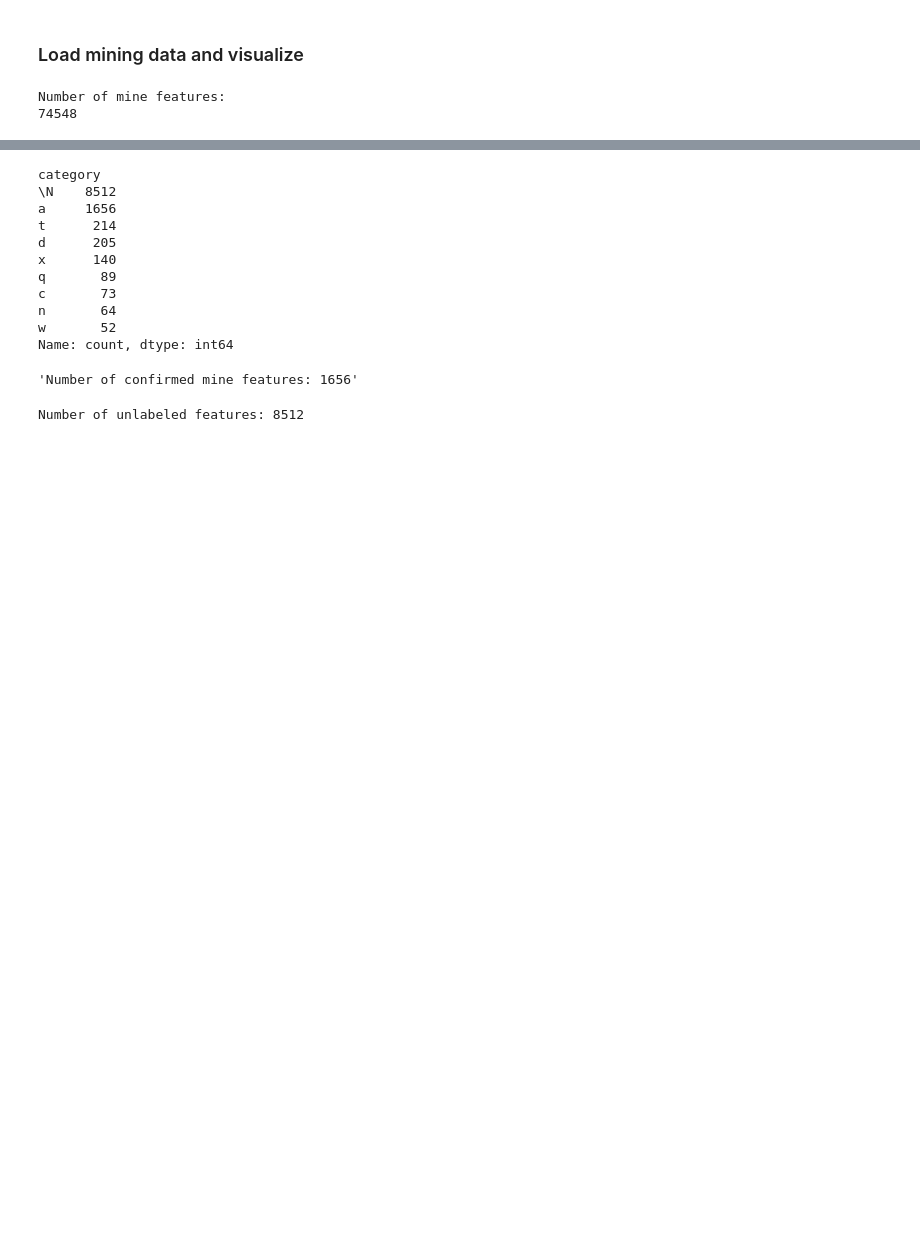
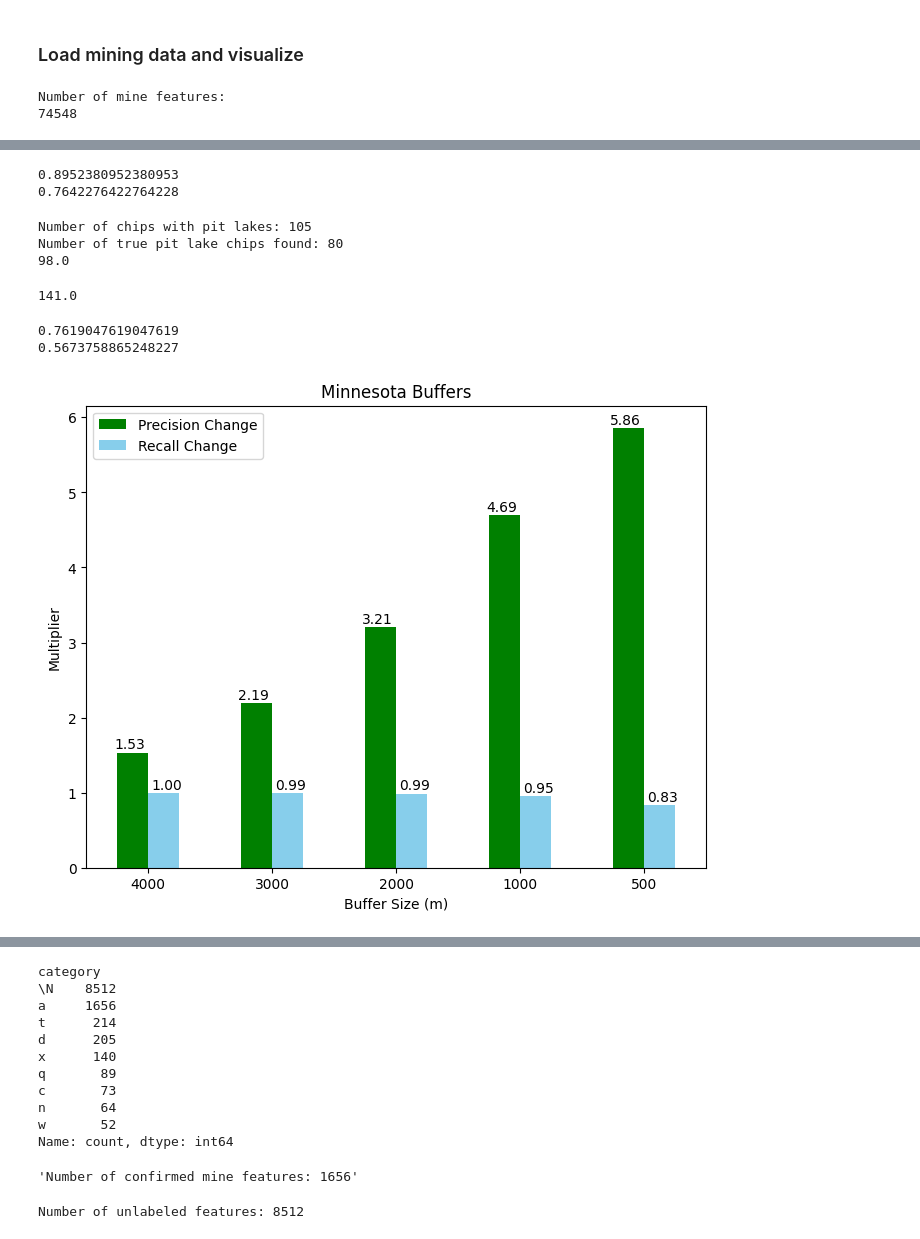
Before and after one commit to Ode-PBLLC/aquarry, a Jupyter notebook: mine_mapping.ipynb, the cells around one changed output, grey strips where cells are left out. Saved outputs shown, nothing was run; the diff lists cells and outputs as text; code cells hidden in the pictures; blank space fills up the shorter version.

Commit message:
includes proximity filtering and final figs
The notebook is a bit out of order across sections, but within sections, it is roughly in order.

```diff
--- a/mine_mapping.ipynb
+++ b/mine_mapping.ipynb
@@ -124,0 +213,3 @@ Number of mine features:
+# %%
+mineral_deposits = gpd.read_file('data/major_mineral_deposits/ofr20051294.shp')
+mrds = gpd.read_file('data/MRDS/mrds-trim.shp')
@@ -124,0 +273,15 @@ Number of mine features:
+# %%
+def BufferMetrics(predictions):
+    tp = (predictions['ground_truth'] == 1).sum()
+    tp_post = ((predictions['ground_truth'] == 1) & ((predictions['within_buffer'] == 1))).sum()
+    fp = (predictions['ground_truth'] == 0).sum()
+    fp_post = ((predictions['ground_truth'] == 0) & ((predictions['within_buffer'] == 1))).sum()
+
+    pre_filter_precision = tp / (tp + fp)
+    post_filter_precision = tp_post / (tp_post + fp_post)
+    #fn_post = ((predictions['ground_truth'] == 1) & ((predictions['within_buffer'] == 0))).sum()
+    recall_reduction = 1 - (tp_post / tp)
+    print(tp_post)
+    print(tp)
+
+    return pre_filter_precision, post_filter_precision, recall_reduction
@@ -124,0 +650,62 @@ Number of mine features:
+# %%
+#Plinio
+print(94/105) # recall
+print(94/123) # precision
+# %% [output]
+0.8952380952380953
+0.7642276422764228
+# %%
+mine_poly = mine_poly.to_crs(mn_aggregated_nondry_pits.crs)
+tang_mn_aggregated_nondry_pits = gpd.sjoin(mn_aggregated_nondry_pits, mine_poly, how = 'inner', rsuffix = '2').drop_duplicates('geometry')
+tang_mn_aggregated_nondry_pits = tang_mn_aggregated_nondry_pits.to_crs(mn_joined.crs)
+tang_mn_filtered = gpd.sjoin(mn_joined, tang_mn_aggregated_nondry_pits, how = 'left').drop_duplicates('geometry')
+
+print(f"Number of chips with pit lakes: {(~tang_mn_filtered['index_2'].isna()).sum()}")
+print(f"Number of true pit lake chips found: {((~tang_mn_filtered['index_2'].isna()) & (tang_mn_filtered['pit_lake_pred'] == 1)).sum()}")
+print(tang_mn_filtered['ground_truth'].sum())
+tang_mn_filtered['pit_lake_pred'].sum()
+# %% [output]
+Number of chips with pit lakes: 105
+Number of true pit lake chips found: 80
+98.0
+141.0
+# %%
+print(80/105) # Recall
+print(80/141) # Precision
+# %% [output]
+0.7619047619047619
+0.5673758865248227
+# %%
+precision_change = [metrics_500[1] / metrics_500[0], metrics_1k[1] / metrics_1k[0],
+                    metrics_2k[1] / metrics_2k[0], metrics_3k[1] / metrics_3k[0], metrics_4k[1] / metrics_4k[0]]
+
+recall_change = [1 - metrics_500[2],1 - metrics_1k[2],
+                    1- metrics_2k[2], 1- metrics_3k[2], 1 - metrics_4k[2]]
+                    #1- metrics_5k[2]]
+
+buffers = [500, 1000, 2000, 3000, 4000 ] # , 5000]
+
+buffer_df = pd.DataFrame({'buffer': buffers, 'precision_change': precision_change, 'recall_change': recall_change})
+buffer_df.index = buffer_df['buffer']
+buffer_df = buffer_df.drop(columns = 'buffer')
+buffer_df = buffer_df.sort_values(by = 'precision_change')
+#buffer_df = buffer_df[buffer_df.index.isin([500, 1000, 2000, 3000])]
+
+
+ax = buffer_df.plot(kind='bar', figsize=(8, 6), color=['green', 'skyblue'])
+plt.title('Minnesota Buffers')
+
+# Add value labels
+for i in range(len(buffer_df)):
+    plt.text(i - 0.15, buffer_df.iloc[i]['precision_change'] + 0.01, f'{buffer_df.iloc[i]["precision_change"]:.2f}',
+             ha='center', va='bottom', fontsize=10)
+    plt.text(i + 0.15, buffer_df.iloc[i]['recall_change'] + 0.01, f'{buffer_df.iloc[i]["recall_change"]:.2f}',
+             ha='center', va='bottom', fontsize=10)
+
+plt.ylabel('Multiplier')
+plt.xlabel('Buffer Size (m)')
+plt.xticks(rotation=0)  # Keep labels horizontal for readability
+plt.legend(['Precision Change', 'Recall Change'])
+plt.show()
+# %% [output]
+[figure, added]
```
Also changed, not shown: parts of 220 cells of this notebook.
